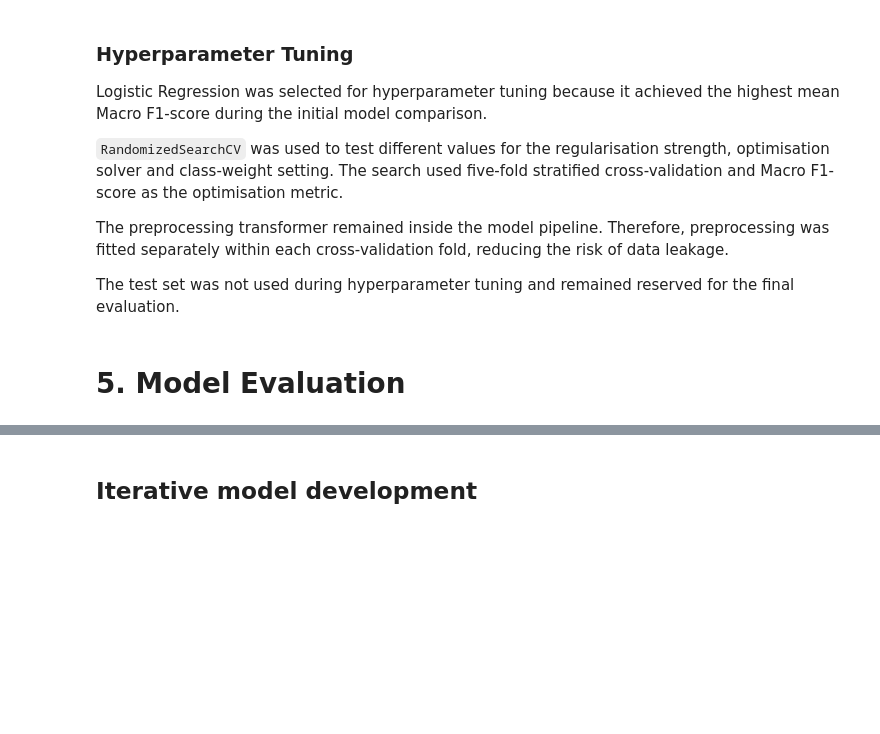
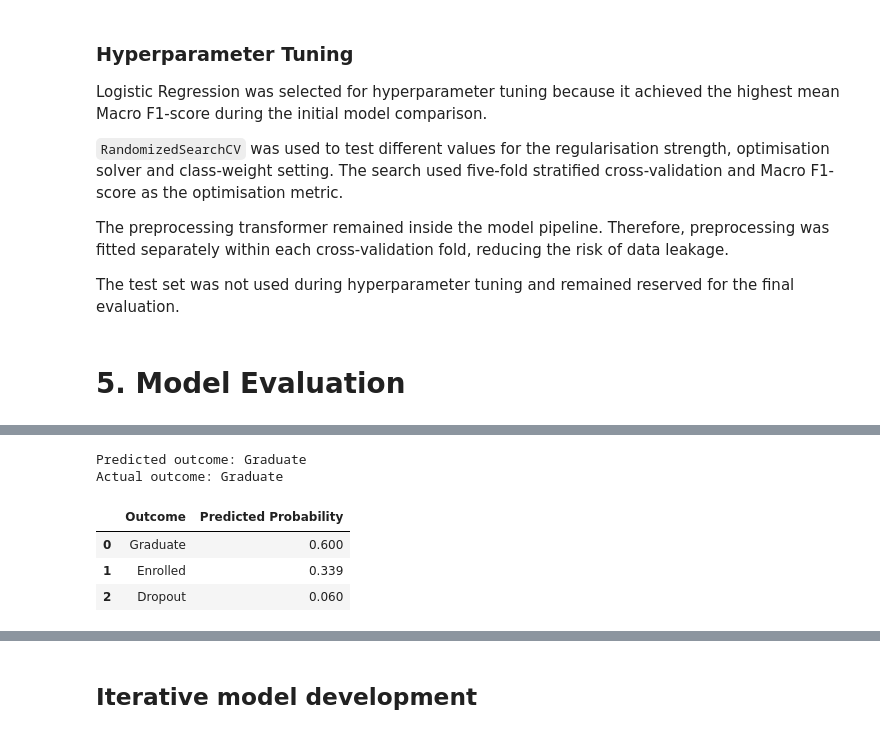
Before and after one commit to andre-rafraf/mldp-student-outcome-prediction, a Jupyter notebook: Student Outcome.ipynb, the cells around one changed output, grey strips where cells are left out. Saved outputs shown, nothing was run; the diff lists cells and outputs as text; code cells hidden in the pictures; blank space fills up the shorter version.

```diff
--- a/Student Outcome.ipynb
+++ b/Student Outcome.ipynb
@@ -813,4 +882,33 @@ The test set was not used during hyperparameter tuning and remained reserved for
 # %%
-## New data
+# Select one unseen student record as a prediction example
+example_student = X_test.iloc[[0]].copy()
 
-## Predict
+# Generate the predicted outcome
+example_prediction = best_model.predict(
+    example_student
+)[0]
+
+# Generate probabilities for each outcome
+example_probabilities = best_model.predict_proba(
+    example_student
+)[0]
+
+probability_table = pd.DataFrame({
+    "Outcome": best_model.classes_,
+    "Predicted Probability": example_probabilities
+}).sort_values(
+    by="Predicted Probability",
+    ascending=False
+).reset_index(drop=True)
+
+print("Predicted outcome:", example_prediction)
+print("Actual outcome:", y_test.iloc[0])
+
+display(probability_table.round(3))
+# %% [output]
+Predicted outcome: Graduate
+Actual outcome: Graduate
+|  | Outcome | Predicted Probability |
+| 0 | Graduate | 0.600 |
+| 1 | Enrolled | 0.339 |
+| 2 | Dropout | 0.060 |
```
Also changed, not shown: parts of 11 cells of this notebook.
